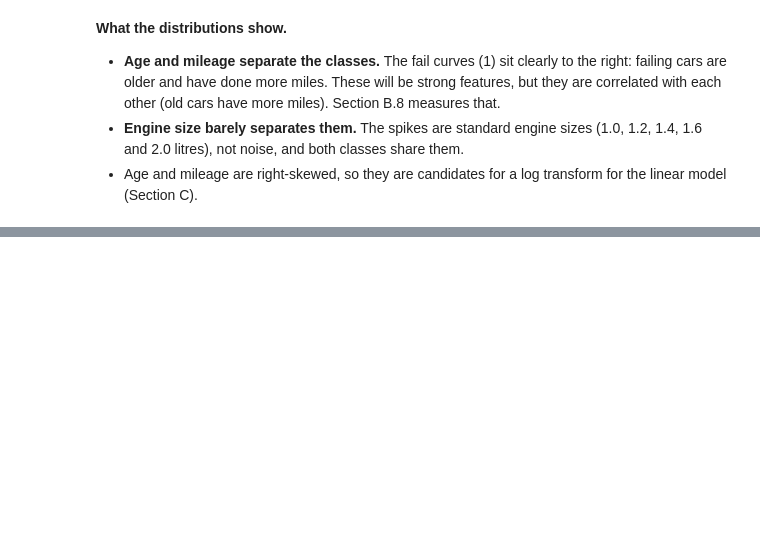
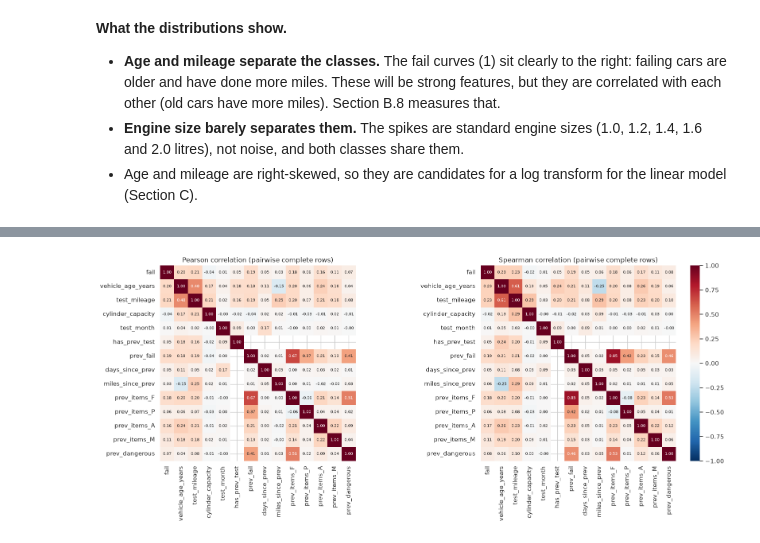
Before and after one commit to Megach-ffs/mot-failure-prediction, a Jupyter notebook: notebooks/MLDA_CW1.ipynb, the cells around one changed output, grey strips where cells are left out. Cells and saved outputs as stored; diff of their text form; code cells hidden in the pictures; blank space fills up the shorter version.

Commit message:
eda: correlations (Pearson/Spearman/point-biserial/Cramér's V), age-fuel-mileage, age-adjusted make and region, previous-test dose-response, top failure reasons; EDA summary

```diff
--- a/notebooks/MLDA_CW1.ipynb
+++ b/notebooks/MLDA_CW1.ipynb
@@ -465,0 +476,18 @@ plt.tight_layout(); plt.show()
+# %%
+corr_cols = [
+    "fail", "vehicle_age_years", "test_mileage", "cylinder_capacity", "test_month",
+    "has_prev_test", "prev_fail", "days_since_prev", "miles_since_prev",
+    "prev_items_F", "prev_items_P", "prev_items_A", "prev_items_M", "prev_dangerous",
+]
+num = df[corr_cols].astype("float64")
+pearson = num.corr(method="pearson")
+spearman = num.corr(method="spearman")
+
+fig, axes = plt.subplots(1, 2, figsize=(17, 7))
+for ax, (name, m) in zip(axes, [("Pearson", pearson), ("Spearman", spearman)]):
+    sns.heatmap(m, ax=ax, cmap="RdBu_r", vmin=-1, vmax=1, annot=True, fmt=".2f",
+                annot_kws={"size": 7}, cbar=ax is axes[1], square=True)
+    ax.set_title(f"{name} correlation (pairwise complete rows)")
+plt.tight_layout(); plt.show()
+# %% [output]
+[figure, added]
```
Also changed, not shown: parts of 25 cells of this notebook, 14 other files.
